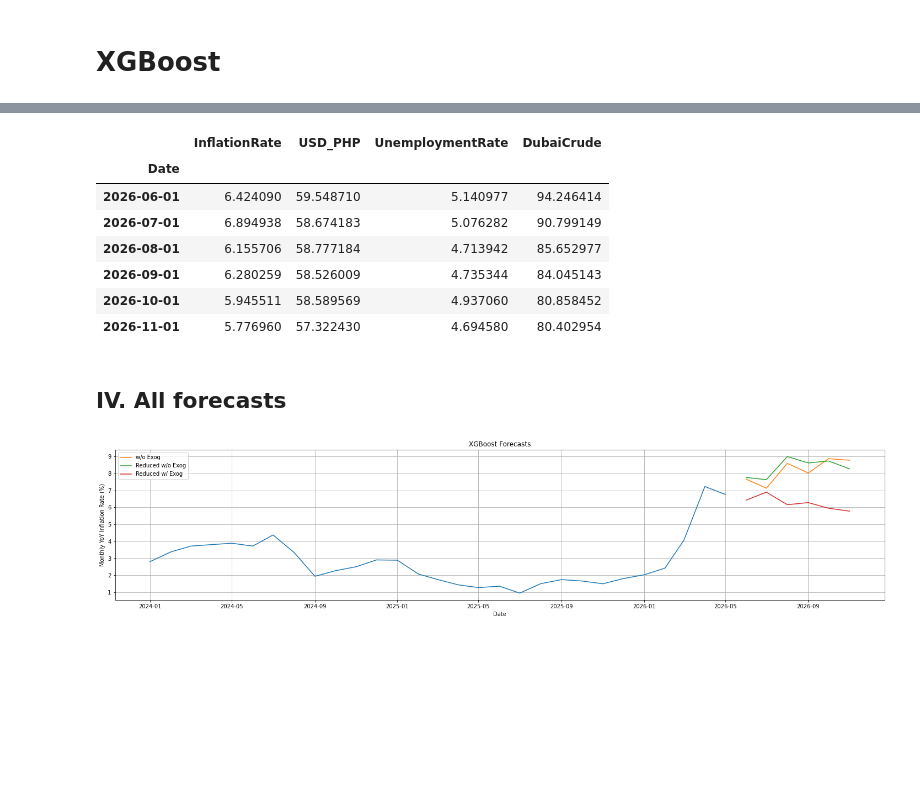
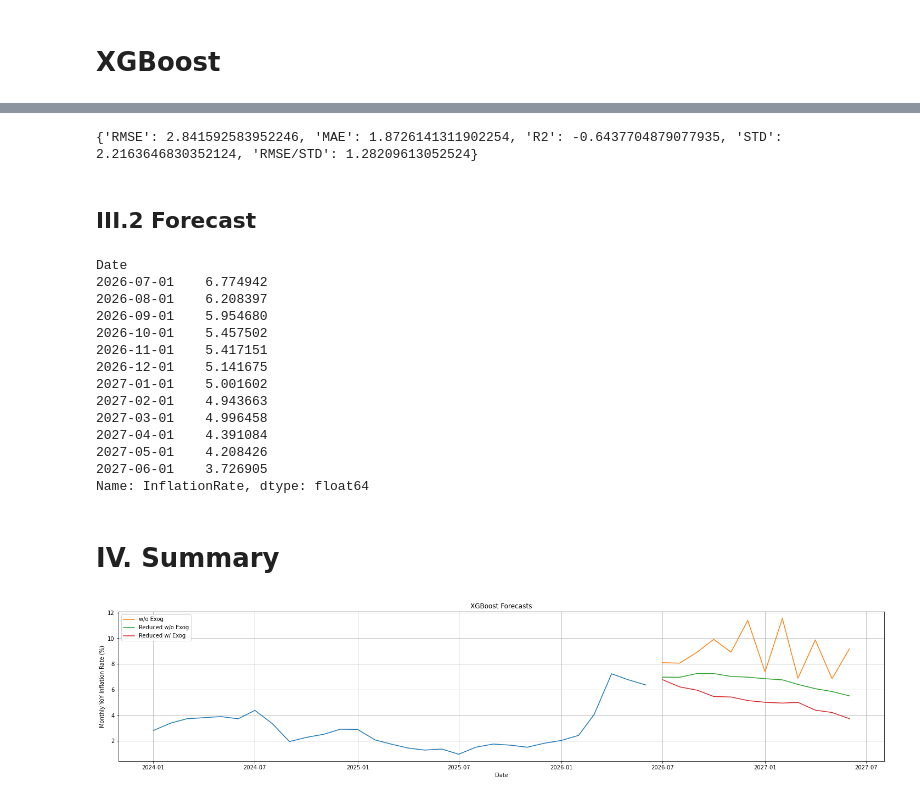
Before and after one commit to xxtofff/Inflation-Forecasting, a Jupyter notebook: notebooks/05_xgboost.ipynb, the cells around one changed output, grey strips where cells are left out. Saved outputs shown, nothing was run; the diff lists cells and outputs as text; code cells hidden in the pictures; blank space fills up the shorter version.

Commit message:
revised xgboost workflow

```diff
--- a/notebooks/05_xgboost.ipynb
+++ b/notebooks/05_xgboost.ipynb
@@ -164,3 +174,7 @@ nexog_red_forecast = months_ahead_forecast(inf_full[target_col], target_col, mon
+# %%
+nexog_red_model, nexog_red_forecast = nexog_recursive_forecast(data = data, target_col = target_col, months_ahead = months_ahead,
+                                                   n_sig_lags = n_sig_lags, n_iter = n_iter, threshold = threshold,
+                                                    window_list = window_list)
 # %%
 nexog_red_forecast.columns = ['XGBoost NExog Red Forecast']
 nexog_red_forecast.to_csv('..//outputs//forecasts//xgboost_red_nexog_forecast.csv')
@@ -247,0 +202,7 @@ See the caveats in the documentation: https://pandas.pydata.org/pandas-docs/stab
+# %%
+data = inf_data.dropna()
+data_train, data_test = data[:-months_ahead], data[-months_ahead:]
+
+_, exog_forecast = exog_recursive_forecast(data = data_train, target_col = target_col, months_ahead = months_ahead,
+                                        n_sig_lags = n_sig_lags, n_iter = n_iter, threshold = threshold,
+                                        window_list = window_list)
@@ -248,32 +243,50 @@ See the caveats in the documentation: https://pandas.pydata.org/pandas-docs/stab
+# %%
+print(eval_metrics(actual = data_test[target_col], forecast = exog_forecast[target_col]))
+# %% [output]
+{'RMSE': 2.841592583952246, 'MAE': 1.8726141311902254, 'R2': -0.6437704879077935, 'STD': 2.2163646830352124, 'RMSE/STD': 1.28209613052524}
+# %% [markdown]
+## III.2 Forecast
+# %%
+_, full_exog_forecast = exog_recursive_forecast(data = data, target_col = target_col, months_ahead = months_ahead,
+                                        n_sig_lags = n_sig_lags, n_iter = n_iter, threshold = threshold,
+                                        window_list = window_list)
 # %%
-nexog_red_forecast.columns = ['XGBoost NExog Red Forecast']
-exog_forecast.to_csv('..//outputs//forecasts//xgboost_exog_forecast.csv')
+full_exog = full_exog_forecast[target_col]
 
-exog_forecast
+full_exog.columns = ['XGBoost Exog Forecast']
+full_exog.to_csv('..//outputs//forecasts//xgboost_exog_forecast.csv')
+
+full_exog
 # %% [output]
-|  | InflationRate | USD_PHP | UnemploymentRate | DubaiCrude |
-| Date |  |  |  |  |
-| 2026-06-01 | 6.424090 | 59.548710 | 5.140977 | 94.246414 |
-| 2026-07-01 | 6.894938 | 58.674183 | 5.076282 | 90.799149 |
-| 2026-08-01 | 6.155706 | 58.777184 | 4.713942 | 85.652977 |
-| 2026-09-01 | 6.280259 | 58.526009 | 4.735344 | 84.045143 |
-| 2026-10-01 | 5.945511 | 58.589569 | 4.937060 | 80.858452 |
-| 2026-11-01 | 5.776960 | 57.322430 | 4.694580 | 80.402954 |
+Date
+2026-07-01    6.774942
+2026-08-01    6.208397
+2026-09-01    5.954680
+2026-10-01    5.457502
+2026-11-01    5.417151
+2026-12-01    5.141675
+2027-01-01    5.001602
+2027-02-01    4.943663
+2027-03-01    4.996458
+2027-04-01    4.391084
+2027-05-01    4.208426
+2027-06-01    3.726905
+Name: InflationRate, dtype: float64
 # %% [markdown]
-## IV. All forecasts
+# IV. Summary
 # %%
 plt.figure(figsize = (25, 5))
-plt.plot(inf_rate['2024':])
+plt.plot(inf_data[target_col]['2024':])
 plt.title('XGBoost Forecasts')
 plt.plot(nexog_forecast['XGBoost NExog Full Forecast'], label = 'w/o Exog')
 plt.plot(nexog_red_forecast['XGBoost NExog Red Forecast'], label = 'Reduced w/o Exog')
-plt.plot(exog_forecast[target_col], label = 'Reduced w/ Exog')
+plt.plot(full_exog_forecast[target_col], label = 'Reduced w/ Exog')
 plt.xlabel('Date')
 plt.ylabel('Monthly YoY Inflation Rate (%)')
 plt.legend()
 plt.grid(True)
 plt.savefig('..//outputs//figures//xgboost_forecast.jpg', dpi = 300, bbox_inches = 'tight')
 plt.savefig('..//outputs//figures//xgboost_forecast.png', dpi = 300, bbox_inches = 'tight')
 plt.show()
 # %% [output]
-[figure, old version]
+[figure, new version]
```
Also changed, not shown: parts of 47 cells of this notebook, 26 other files.
